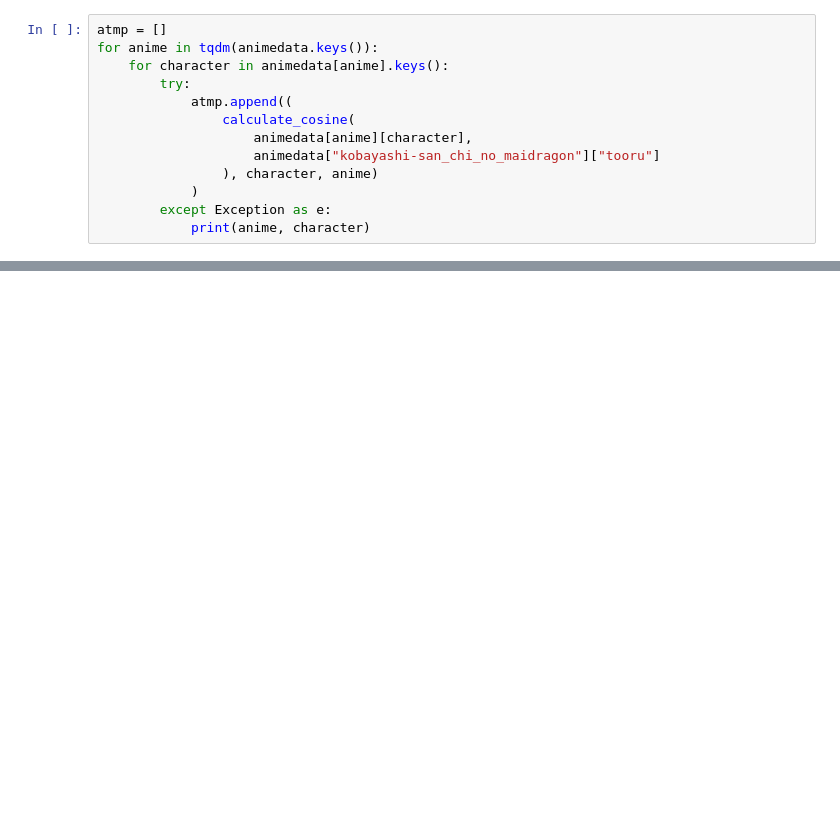
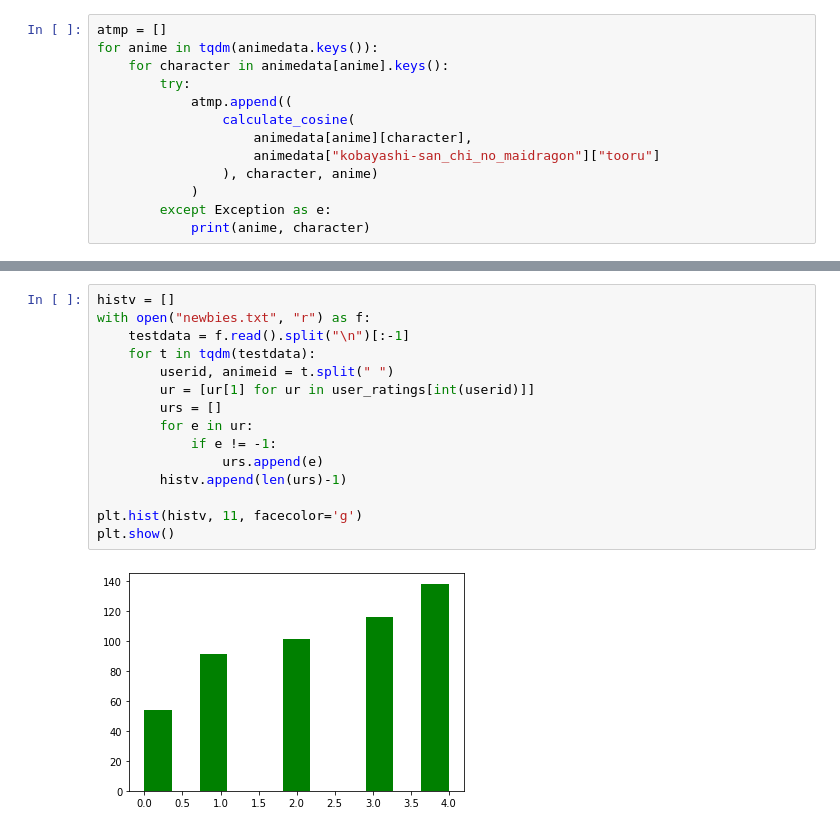
Before and after one commit to zbigos/anime-recomender-system, a Jupyter notebook: danbooru vector space.ipynb, the cells around one changed output, grey strips where cells are left out. Drawn from its saved outputs; the diff is of its cells as text; blank space fills up the shorter version.

```diff
--- a/danbooru vector space.ipynb
+++ b/danbooru vector space.ipynb
@@ -207,0 +372,17 @@ KeyboardInterrupt:
+# %%
+histv = []
+with open("newbies.txt", "r") as f:
+    testdata = f.read().split("\n")[:-1]
+    for t in tqdm(testdata):
+        userid, animeid = t.split(" ")
+        ur = [ur[1] for ur in user_ratings[int(userid)]]
+        urs = []
+        for e in ur:
+            if e != -1:
+                urs.append(e)
+        histv.append(len(urs)-1)
+
+plt.hist(histv, 11, facecolor='g')
+plt.show()
+# %% [output]
+[figure, added]
```
Also changed, not shown: parts of 25 cells of this notebook.
